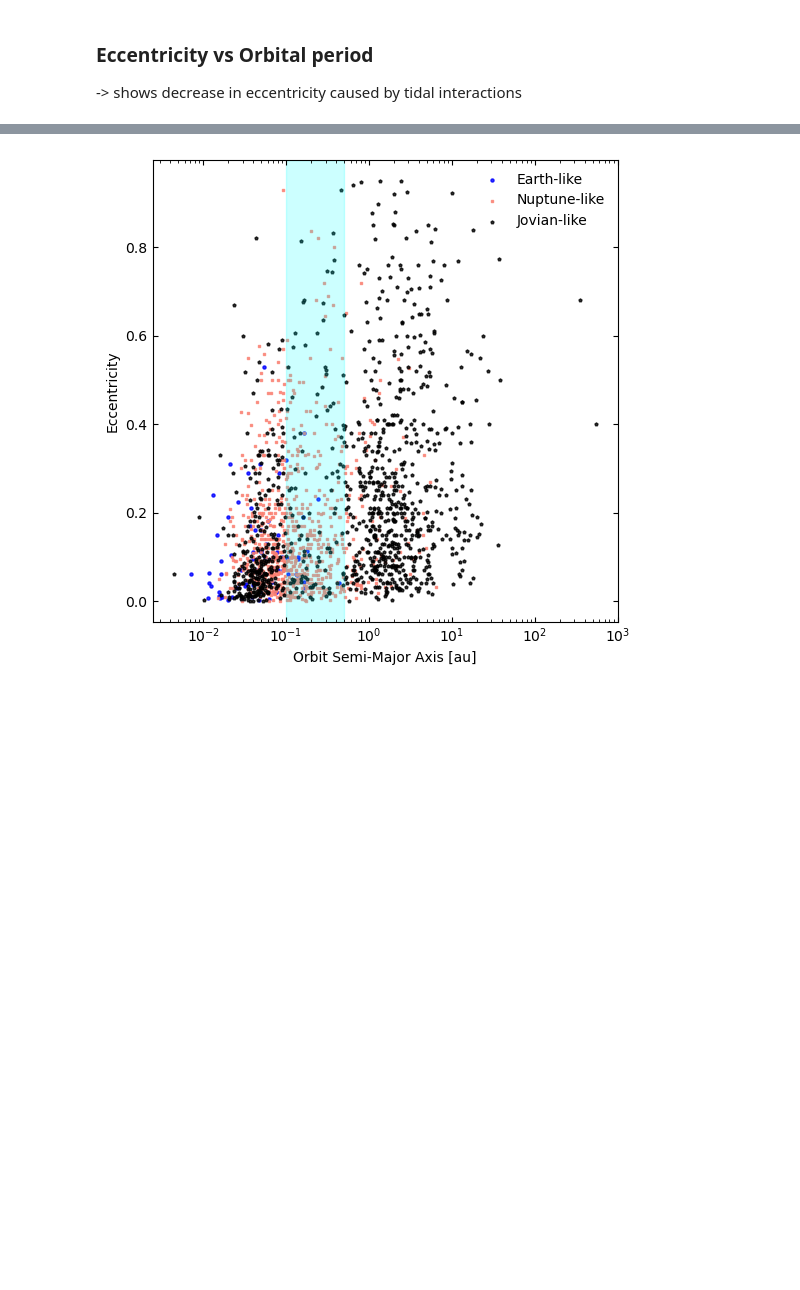
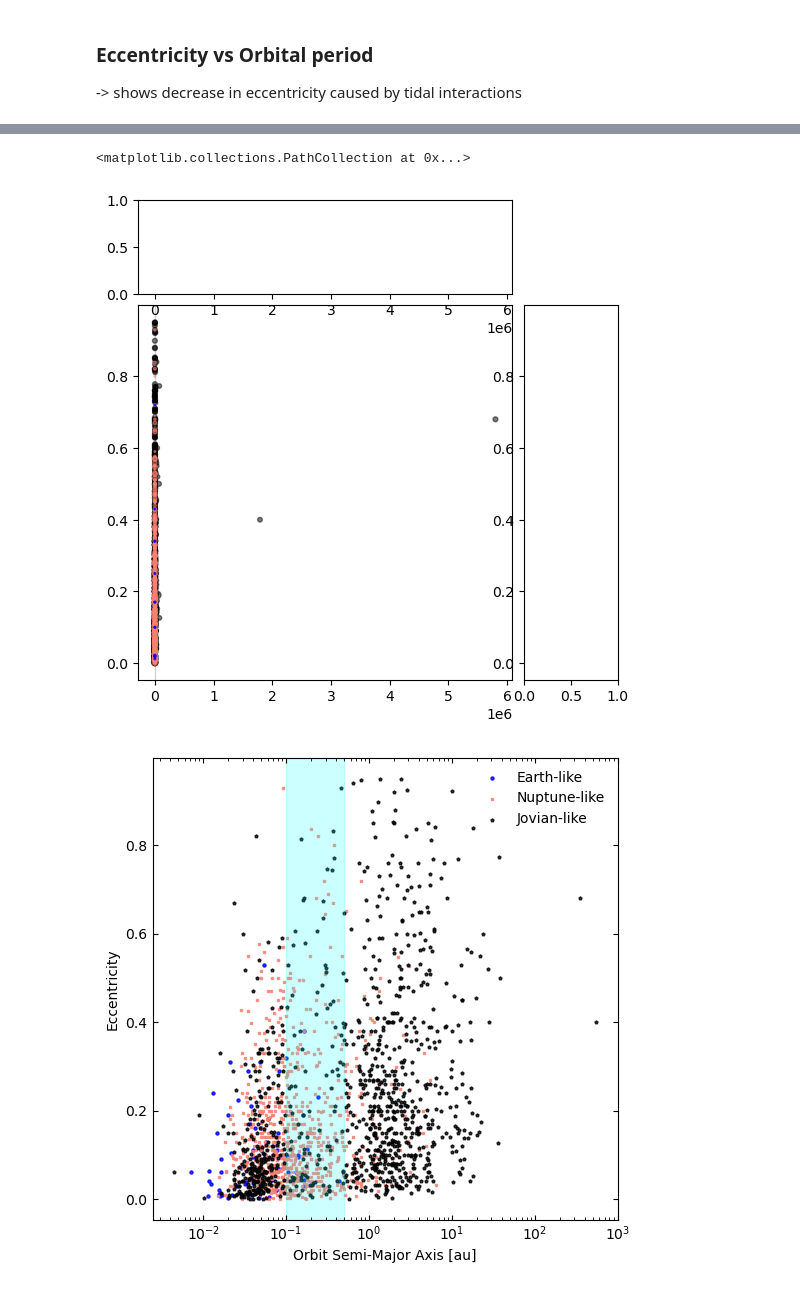
Before and after one commit to ylaksl/Exoplanets-Stats, a Jupyter notebook: exoplanet-stats.ipynb, the cells around one changed output, grey strips where cells are left out. Saved outputs shown, nothing was run; the diff lists cells and outputs as text; code cells hidden in the pictures; blank space fills up the shorter version.

```diff
--- a/exoplanet-stats.ipynb
+++ b/exoplanet-stats.ipynb
@@ -216,3 +220,24 @@ plt.show()
+# %%
+fig = plt.figure(figsize=(6, 6))
+gs = fig.add_gridspec(2, 2,  width_ratios=(4, 1), height_ratios=(1, 4),
+                      left=0.1, right=0.9, bottom=0.1, top=0.9,
+                      wspace=0.05, hspace=0.05)
+# Create the Axes.
+ax = fig.add_subplot(gs[1, 0])
+ax_histx = fig.add_subplot(gs[0, 0], sharex=ax)
+ax_histy = fig.add_subplot(gs[1, 1], sharey=ax)
+
+
+ax.axvspan(8, 100, alpha=0.5, color='darkgray')
+
+ax.scatter(res3['pl_orbper'], res3['pl_orbeccen'], s =  res3['pl_radj'] * 10, c = 'black', marker = 'o', alpha = 0.5, label = 'Jovian-like') ## jupiters
+ax.scatter(res2['pl_orbper'], res2['pl_orbeccen'], s =  res2['pl_radj'] * 10, c = 'salmon', marker = 'o',alpha = 0.5, label = 'Neptune-like') ## netunos
+ax.scatter(res1['pl_orbper'], res1['pl_orbeccen'], s = res1['pl_radj'] * 10, c = 'blue', marker = 'o', alpha = 0.7, label = 'Earth-like') ## terras
+
+ax.set_xscale('log')
+# %% [output]
+<matplotlib.collections.PathCollection at 0x...>
+[figure, added]
 # %%
 plt.figure(figsize=(6,6))
 #plt.scatter(plot5['pl_orbper'], plot5['pl_orbeccen'], s = 5, c = 'salmon', marker = '.')
```
Also changed, not shown: parts of 9 cells of this notebook, 1 other file.
